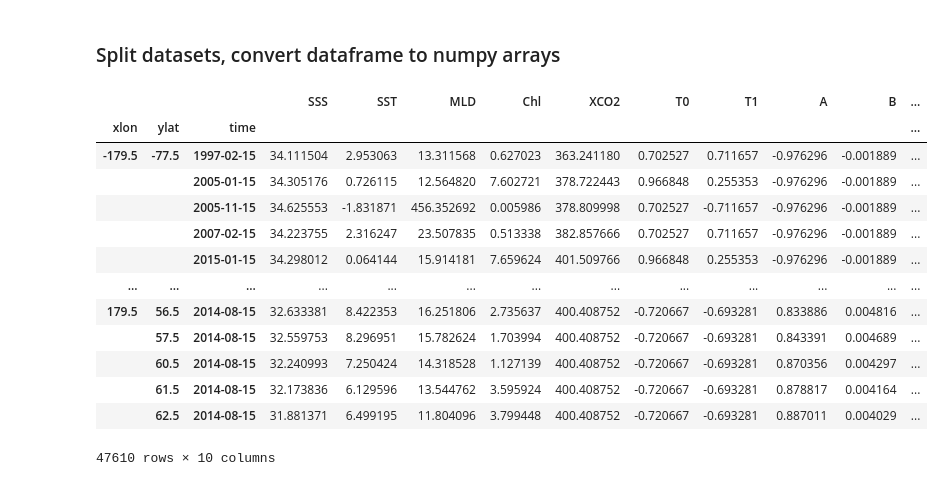
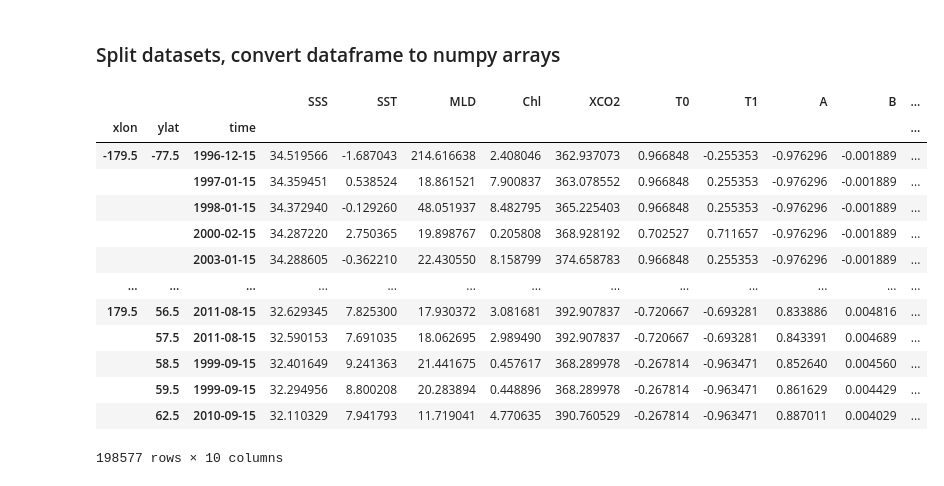
Before and after one commit to juliasimpson97/MLEE-final-project, a Jupyter notebook: proc_data/processed_data_split.ipynb, the cells around one changed output. Drawn from its saved outputs; the diff is of its cells as text; code cells hidden in the pictures.

Commit message:
saved split datasets

```diff
--- a/proc_data/processed_data_split.ipynb
+++ b/proc_data/processed_data_split.ipynb
@@ -370,12 +370,23 @@ y = df.loc[sel,target_sel].to_numpy().ravel()
 # %%
 # Selecting training and validation sets
-Xtrain = df.loc[train_sel,features_sel].to_numpy() # create Xtrain and Xtest to randomly select from for X_train and X_test
-ytrain = df.loc[train_sel,target_sel].to_numpy().ravel()
+X_train = df.loc[train_sel,features_sel] # create Xtrain and Xtest to randomly select from for X_train and X_test
+y_train = df.loc[train_sel,target_sel]
-# %%
-# Splitting the training data into validation and another training set
-# MAY BE ABLE TO TAKE THIS OUT
-N = Xtrain.shape[0]
-train_val_idx, train_idx, val_idx, test_idx = proc_utils.train_val_test_split(N, test_prop, val_prop, random_seeds, seed_loc)
-X_train_val, X_train, X_val, X_test_tmp, y_train_val, y_train, y_val, y_test_tmp = proc_utils.apply_splits(Xtrain, ytrain, train_val_idx, train_idx, val_idx, test_idx)
+# %%
+X_train
+# %% [output]
+|  |  |  | SSS | SST | MLD | Chl | XCO2 | T0 | T1 | A | B | ... |
+| xlon | ylat | time |  |  |  |  |  |  |  |  |  | ... |
+| -179.5 | -77.5 | 1996-12-15 | 34.519566 | -1.687043 | 214.616638 | 2.408046 | 362.937073 | 0.966848 | -0.255353 | -0.976296 | -0.001889 | ... |
+|  |  | 1997-01-15 | 34.359451 | 0.538524 | 18.861521 | 7.900837 | 363.078552 | 0.966848 | 0.255353 | -0.976296 | -0.001889 | ... |
+|  |  | 1998-01-15 | 34.372940 | -0.129260 | 48.051937 | 8.482795 | 365.225403 | 0.966848 | 0.255353 | -0.976296 | -0.001889 | ... |
+|  |  | 2000-02-15 | 34.287220 | 2.750365 | 19.898767 | 0.205808 | 368.928192 | 0.702527 | 0.711657 | -0.976296 | -0.001889 | ... |
+|  |  | 2003-01-15 | 34.288605 | -0.362210 | 22.430550 | 8.158799 | 374.658783 | 0.966848 | 0.255353 | -0.976296 | -0.001889 | ... |
+| ... | ... | ... | ... | ... | ... | ... | ... | ... | ... | ... | ... | ... |
+| 179.5 | 56.5 | 2011-08-15 | 32.629345 | 7.825300 | 17.930372 | 3.081681 | 392.907837 | -0.720667 | -0.693281 | 0.833886 | 0.004816 | ... |
+|  | 57.5 | 2011-08-15 | 32.590153 | 7.691035 | 18.062695 | 2.989490 | 392.907837 | -0.720667 | -0.693281 | 0.843391 | 0.004689 | ... |
+|  | 58.5 | 1999-09-15 | 32.401649 | 9.241363 | 21.441675 | 0.457617 | 368.289978 | -0.267814 | -0.963471 | 0.852640 | 0.004560 | ... |
+|  | 59.5 | 1999-09-15 | 32.294956 | 8.800208 | 20.283894 | 0.448896 | 368.289978 | -0.267814 | -0.963471 | 0.861629 | 0.004429 | ... |
+|  | 62.5 | 2010-09-15 | 32.110329 | 7.941793 | 11.719041 | 4.770635 | 390.760529 | -0.267814 | -0.963471 | 0.887011 | 0.004029 | ... |
+198577 rows × 10 columns
 # %%
 # We don't use X_test_tmp or y_test_tmp when test years are used (X_test and y_test set above)
@@ -384,19 +395,2 @@ y_test = df.loc[test_sel,target_sel].to_numpy().ravel()
 # %%
 # WHAT DOES "we don't use X_test_tmp etc when test years are used mean?
-# %%
-df.loc[test_sel,features_sel]
-# %% [output]
-|  |  |  | SSS | SST | MLD | Chl | XCO2 | T0 | T1 | A | B | ... |
-| xlon | ylat | time |  |  |  |  |  |  |  |  |  | ... |
-| -179.5 | -77.5 | 1997-02-15 | 34.111504 | 2.953063 | 13.311568 | 0.627023 | 363.241180 | 0.702527 | 0.711657 | -0.976296 | -0.001889 | ... |
-|  |  | 2005-01-15 | 34.305176 | 0.726115 | 12.564820 | 7.602721 | 378.722443 | 0.966848 | 0.255353 | -0.976296 | -0.001889 | ... |
-|  |  | 2005-11-15 | 34.625553 | -1.831871 | 456.352692 | 0.005986 | 378.809998 | 0.702527 | -0.711657 | -0.976296 | -0.001889 | ... |
-|  |  | 2007-02-15 | 34.223755 | 2.316247 | 23.507835 | 0.513338 | 382.857666 | 0.702527 | 0.711657 | -0.976296 | -0.001889 | ... |
-|  |  | 2015-01-15 | 34.298012 | 0.064144 | 15.914181 | 7.659624 | 401.509766 | 0.966848 | 0.255353 | -0.976296 | -0.001889 | ... |
-| ... | ... | ... | ... | ... | ... | ... | ... | ... | ... | ... | ... | ... |
-| 179.5 | 56.5 | 2014-08-15 | 32.633381 | 8.422353 | 16.251806 | 2.735637 | 400.408752 | -0.720667 | -0.693281 | 0.833886 | 0.004816 | ... |
-|  | 57.5 | 2014-08-15 | 32.559753 | 8.296951 | 15.782624 | 1.703994 | 400.408752 | -0.720667 | -0.693281 | 0.843391 | 0.004689 | ... |
-|  | 60.5 | 2014-08-15 | 32.240993 | 7.250424 | 14.318528 | 1.127139 | 400.408752 | -0.720667 | -0.693281 | 0.870356 | 0.004297 | ... |
-|  | 61.5 | 2014-08-15 | 32.173836 | 6.129596 | 13.544762 | 3.595924 | 400.408752 | -0.720667 | -0.693281 | 0.878817 | 0.004164 | ... |
-|  | 62.5 | 2014-08-15 | 31.881371 | 6.499195 | 11.804096 | 3.799448 | 400.408752 | -0.720667 | -0.693281 | 0.887011 | 0.004029 | ... |
-47610 rows × 10 columns
```
Also changed, not shown: parts of 4 cells of this notebook.
